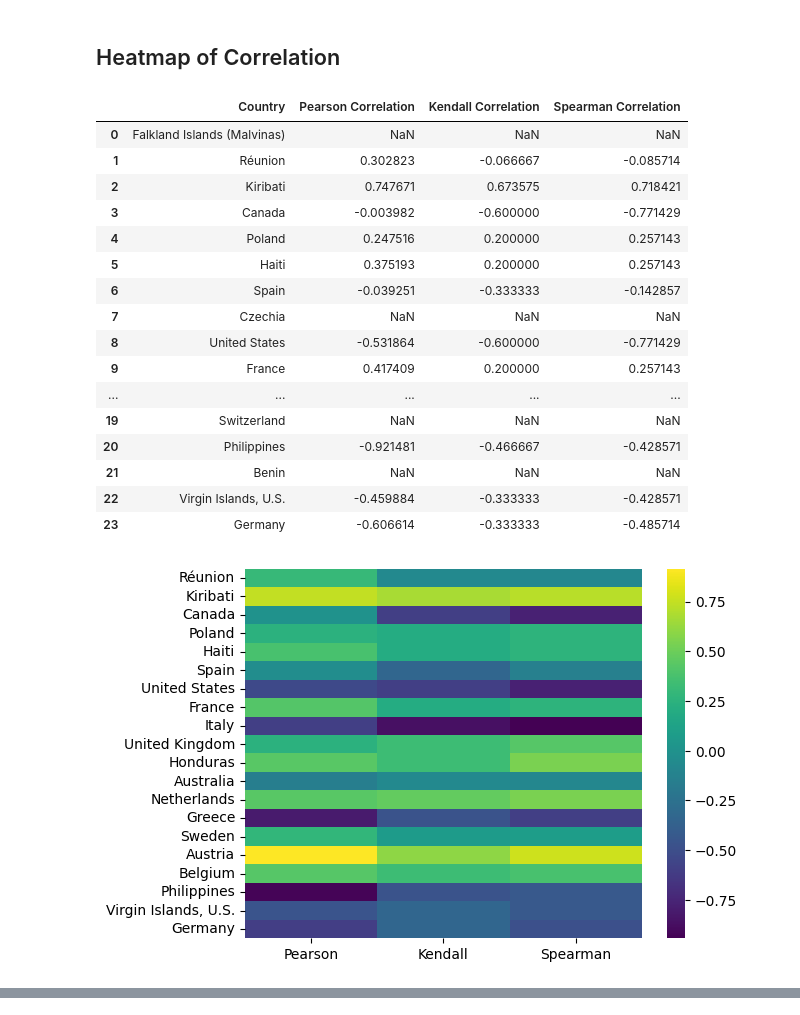
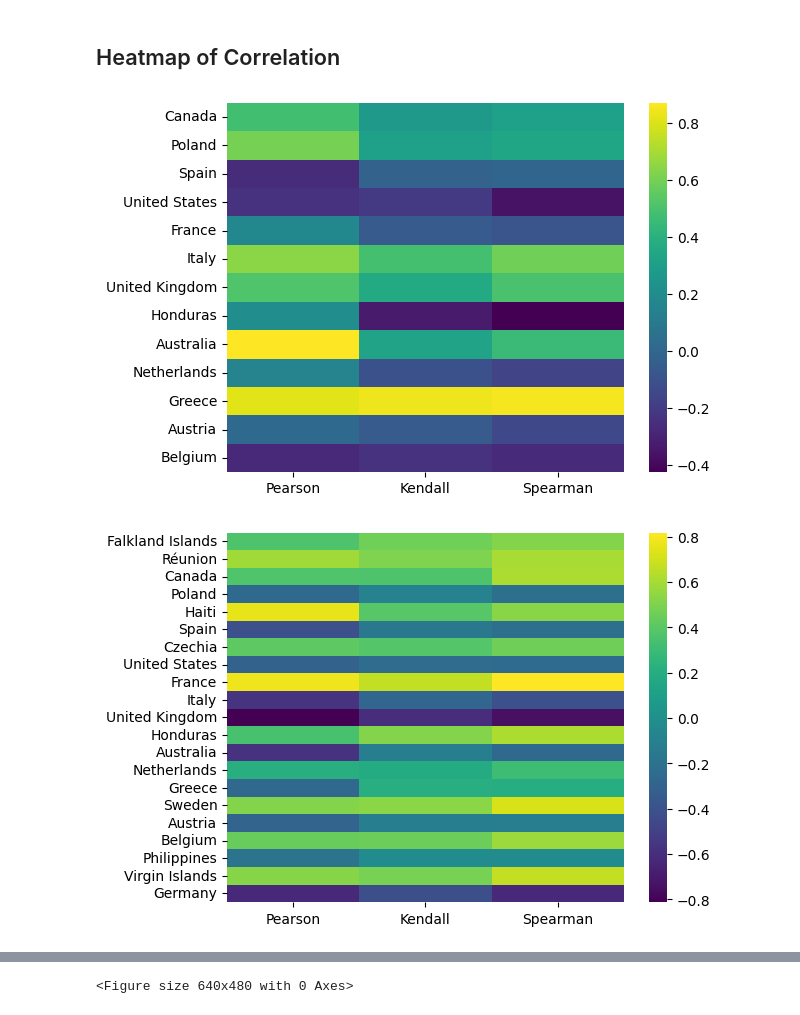
Before and after one commit to diic-starlink/performance-insights-into-starlink, a Jupyter notebook: src/db-controller/notebooks/packet_loss.ipynb, the cells around one changed output, grey strips where cells are left out. Drawn from its saved outputs; the diff is of its cells as text; code cells hidden in the pictures.

Commit message:
Create lat-pl correlation heatmap

```diff
--- a/src/db-controller/notebooks/packet_loss.ipynb
+++ b/src/db-controller/notebooks/packet_loss.ipynb
@@ -397,33 +397,22 @@ Germany & -0.787660 & -0.549425 & -0.753059 & 10 \\
  'Spearman Correlation': np.float64(-0.532680586569248)}
 # %% [markdown]
 ## Heatmap of Correlation
-# %%
-import seaborn as sns
-
-correlation2024
-# %% [output]
-|  | Country | Pearson Correlation | Kendall Correlation | Spearman Correlation |
-| 0 | Falkland Islands (Malvinas) | NaN | NaN | NaN |
-| 1 | Réunion | 0.302823 | -0.066667 | -0.085714 |
-| 2 | Kiribati | 0.747671 | 0.673575 | 0.718421 |
-| 3 | Canada | -0.003982 | -0.600000 | -0.771429 |
-| 4 | Poland | 0.247516 | 0.200000 | 0.257143 |
-| 5 | Haiti | 0.375193 | 0.200000 | 0.257143 |
-| 6 | Spain | -0.039251 | -0.333333 | -0.142857 |
-| 7 | Czechia | NaN | NaN | NaN |
-| 8 | United States | -0.531864 | -0.600000 | -0.771429 |
-| 9 | France | 0.417409 | 0.200000 | 0.257143 |
-| ... | ... | ... | ... | ... |
-| 19 | Switzerland | NaN | NaN | NaN |
-| 20 | Philippines | -0.921481 | -0.466667 | -0.428571 |
-| 21 | Benin | NaN | NaN | NaN |
-| 22 | Virgin Islands, U.S. | -0.459884 | -0.333333 | -0.428571 |
-| 23 | Germany | -0.606614 | -0.333333 | -0.485714 |
 # %%
-heatmap_df = correlation2024.drop([0,7,19,21]).set_index(['Country']).rename(columns={"Pearson Correlation": "Pearson", "Kendall Correlation": "Kendall", "Spearman Correlation": "Spearman"})
-plt.rcParams.update({'font.size': 10})
-ax = sns.heatmap(heatmap_df, cmap='viridis', annot_kws={"size": 8})
-ax.set_ylabel('')
-plt.savefig('./heatmaps/correlation2024.pdf', bbox_inches="tight")
+import seaborn as sns
+
+def corr_heatmap(corr_df, name):
+    corr_df.index = corr_df.index.str.replace("Falkland Islands (Malvinas)", "Falkland Islands")
+    corr_df.index = corr_df.index.str.replace("Virgin Islands, U.S.", "Virgin Islands")
+
+    plt.rcParams.update({'font.size': 10})
+    ax = sns.heatmap(corr_df, cmap='viridis', annot_kws={"size": 10})
+    ax.set_ylabel('')
+    plt.show()
+    plt.savefig(f'./heatmaps/{name}.pdf', bbox_inches="tight")
+
+corr_heatmap(correlation2022.drop([0,1,2,5,7,16,19,20,21,22,23]).set_index(['Country']).rename(columns={"Pearson Correlation": "Pearson", "Kendall Correlation": "Kendall", "Spearman Correlation": "Spearman"}), 'correlation2022')
+corr_heatmap(correlation2023.drop([2,19,21]).set_index(['Country']).rename(columns={"Pearson Correlation": "Pearson", "Kendall Correlation": "Kendall", "Spearman Correlation": "Spearman"}), 'correlation2023')
+corr_heatmap(correlation2024.drop([0,7,19,21]).set_index(['Country']).rename(columns={"Pearson Correlation": "Pearson", "Kendall Correlation": "Kendall", "Spearman Correlation": "Spearman"}), 'correlation2024')
 # %% [output]
-[figure, old version]
+[figure, new version]
+[figure, added]
@@ -429,0 +420 @@ plt.savefig('./heatmaps/correlation2024.pdf', bbox_inches="tight")
+<Figure size 640x480 with 0 Axes>
```
Also changed, not shown: parts of 1 cell of this notebook, 2 other files.
